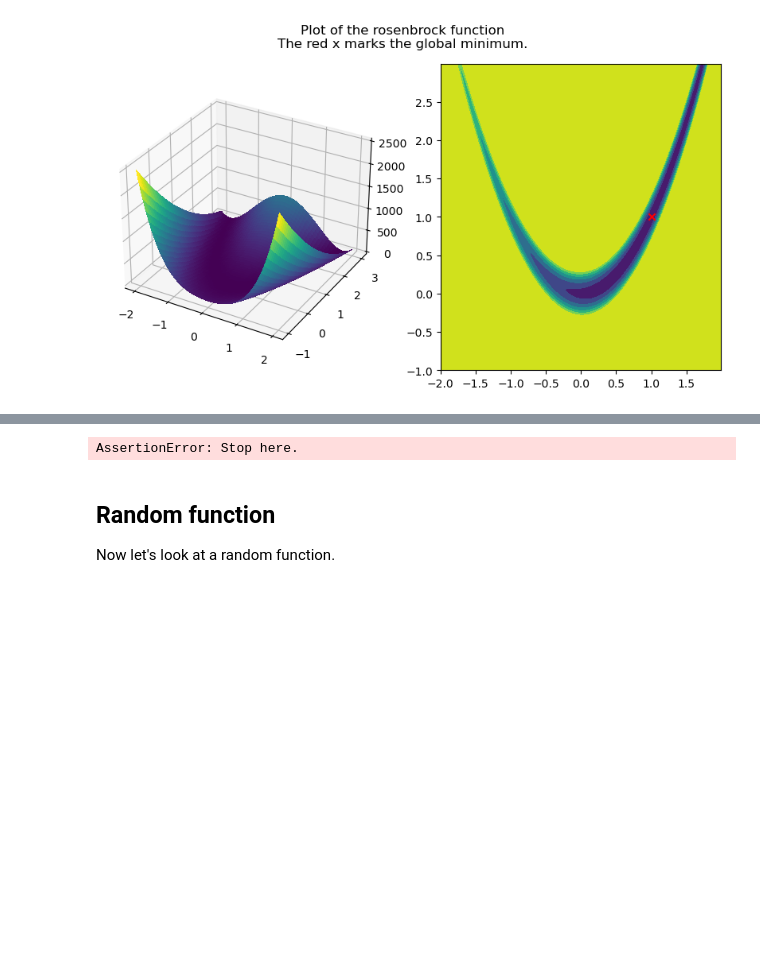
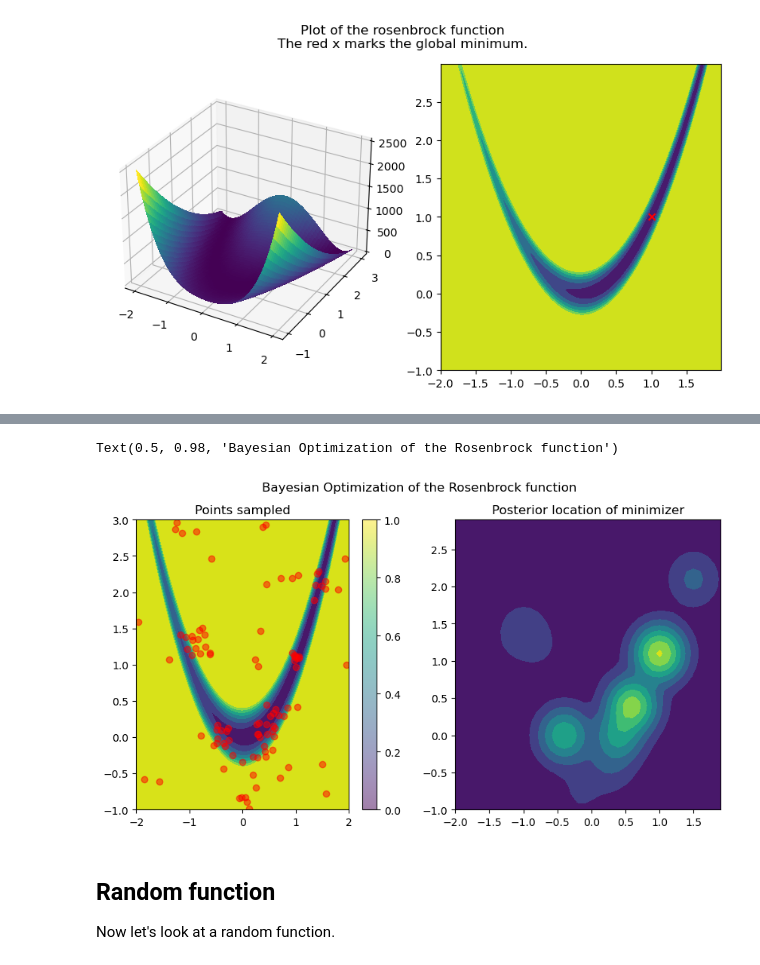
Before and after one commit to davidlibland/rank_hpo, a Jupyter notebook: notebooks/demo.ipynb, the cells around one changed output, grey strips where cells are left out. Drawn from its saved outputs; the diff is of its cells as text; code cells hidden in the pictures; blank space fills up the shorter version.

```diff
--- a/notebooks/demo.ipynb
+++ b/notebooks/demo.ipynb
@@ -175,25 +180,24 @@ theta, xs, ys = optimize_function_langevin(rosenbrock,
 # %%
 fig = plt.figure(figsize=(10, 5))
 ax1 = fig.add_subplot(121)
 ax2 = fig.add_subplot(122)
 x, y = np.mgrid[-2:2:.01, -1:3:.01]
-pos = np.stack((x.flatten(), y.flatten()), axis=1)
-ax1.contourf(x, y, z.clip(max=10))
-scat = ax1.scatter(xs[:, 0], xs[:,1], alpha=0.5, color="red")#, c=ys.clip(max=10))
+ax1.contourf(x, y, z.clip(max=20))
+scat = ax1.scatter(xs[:, 0].cpu(), xs[:,1].cpu(), alpha=0.5, color="red")
 fig.colorbar(scat)
 ax1.set_title("Points sampled")
 ax1.set_ylim(-1, 3)
 ax1.set_xlim(-2, 2)
 
 # plot a heatmap of the model:
 x, y = np.mgrid[-2:2:.1, -1:3:.1]
 pos = np.stack((x.flatten(), y.flatten()), axis=1)
-ax2.contourf(x, y, np.exp(log_rho(torch.tensor(pos), theta)).reshape(x.shape))
+ax2.contourf(x, y, np.exp(0.5*log_rho(torch.tensor(pos).to(theta), theta).detach().cpu()).reshape(x.shape))
 ax2.set_title("Posterior location of minimizer")
+fig.suptitle("Bayesian Optimization of the Rosenbrock function")
+# %% [output]
+Text(0.5, 0.98, 'Bayesian Optimization of the Rosenbrock function')
+[figure, added]
-# %%
-assert False, "Stop here."
-# %% [output]
-AssertionError: Stop here.
 # %% [markdown]
 ## Random function
 Now let's look at a random function.
```
Also changed, not shown: parts of 17 cells of this notebook, 6 other files.
